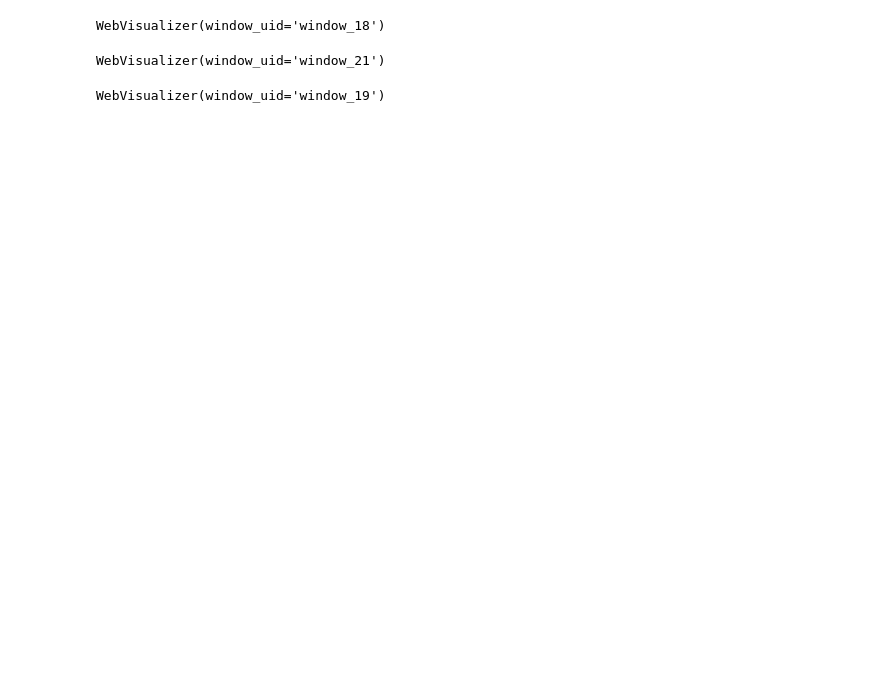
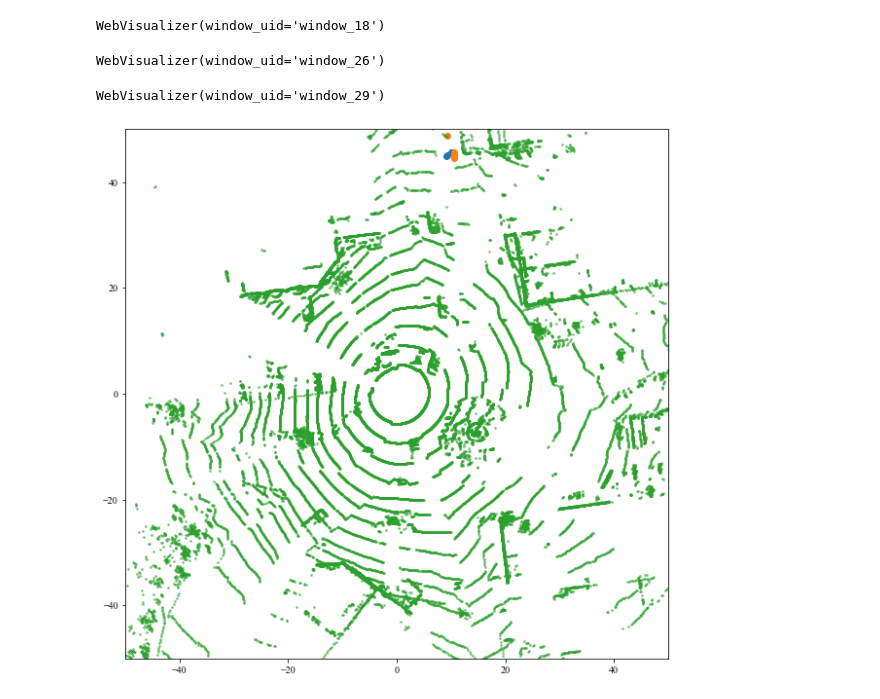
Before and after one commit to jksdbks123/Lidar-Tracker, a Jupyter notebook: LiDAR_Tracker_Project_v2.0/Test.ipynb, the cells around one changed output. Cells and saved outputs as stored; diff of their text form; code cells hidden in the pictures; blank space fills up the shorter version.

```diff
--- a/LiDAR_Tracker_Project_v2.0/Test.ipynb
+++ b/LiDAR_Tracker_Project_v2.0/Test.ipynb
@@ -132,14 +120,6 @@ pcd = get_pcd_colored_specified(Td_map,Labeling_map,[6])
 draw(pcd,width=1000,height=1000)
 # %% [output]
 WebVisualizer(window_uid='window_18')
-# %%
-Td_map = aggregated_map[371].copy()
-Foreground_map = ~(np.abs(Td_map - thred_map) <= 0.3).any(axis = 0)
-Labeling_map = db.fit_predict(Td_map= Td_map,Foreground_map=Foreground_map)
-pcd = get_pcd_colored_specified(Td_map,Labeling_map,[0,1])
-draw(pcd,width=1000,height=1000)
-# %% [output]
-WebVisualizer(window_uid='window_21')
 # %%
 pd.DataFrame(Foreground_map).to_csv(r'D:\Test\Foreg1.csv',index = False)
 # %%
@@ -195,13 +175,34 @@ def extract_xy(Labeling_map,Td_map):
 
     return xy_set,apperance_set,new_uni_labels,Labeling_map
 # %%
-Td_map_next = aggregated_map[423].copy()
+Td_map_next = aggregated_map[1].copy()
 Labeling_map_next = show_result(Td_map_next)
 # %% [output]
-WebVisualizer(window_uid='window_19')
+WebVisualizer(window_uid='window_26')
+# %%
+pcd = get_pcd_colored_specified(Td_map_next,Labeling_map_next,np.arange(8,9))
+draw(pcd,width=1000,height=1000)
+# %% [output]
+WebVisualizer(window_uid='window_29')
 # %%
 xy_set,apperance_set,new_uni_labels,Labeling_map = extract_xy(Labeling_map_next,Td_map_next)
 pcd = get_pcd_colored_specified(Td_map_next,Labeling_map_next,[6])
 points = np.asarray(pcd.points)
+# %%
+test_traj = []
+# %%
+test_traj.append(xy_set[new_uni_labels == 8])
+# %%
+test_traj = np.array(test_traj)
+# %%
+plt.figure(figsize=(10,10))
+plt.scatter(test_traj[:,0,0,:,0][:,0],test_traj[:,0,0,:,0][:,1])
+plt.scatter(test_traj[:,0,1,:,0][:,0],test_traj[:,0,1,:,0][:,1])
+plt.scatter(points[:,0],points[:,1],s = 3,alpha = 0.5)
+plt.ylim(-50,50)
+plt.xlim(-50,50)
+plt.show()
+# %% [output]
+[figure, added]
 # %%
 plt.figure(figsize=(10,10))
```
Also changed, not shown: parts of 23 cells of this notebook, 6 other files.
